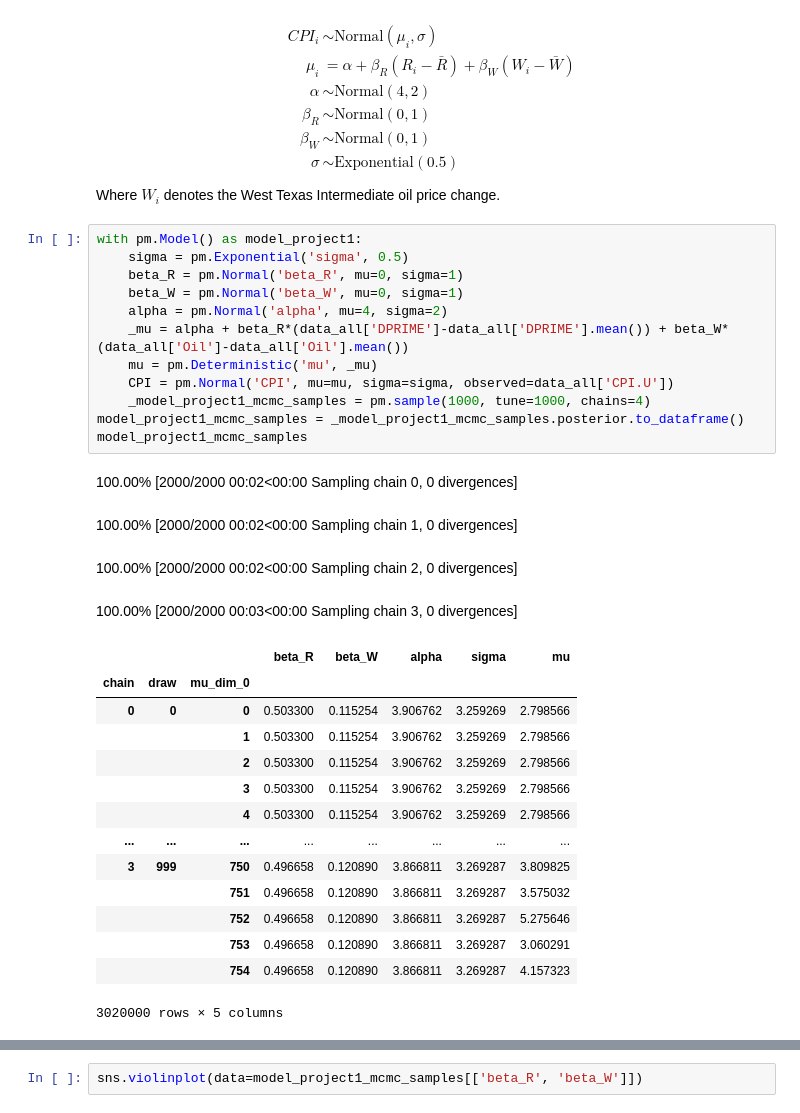
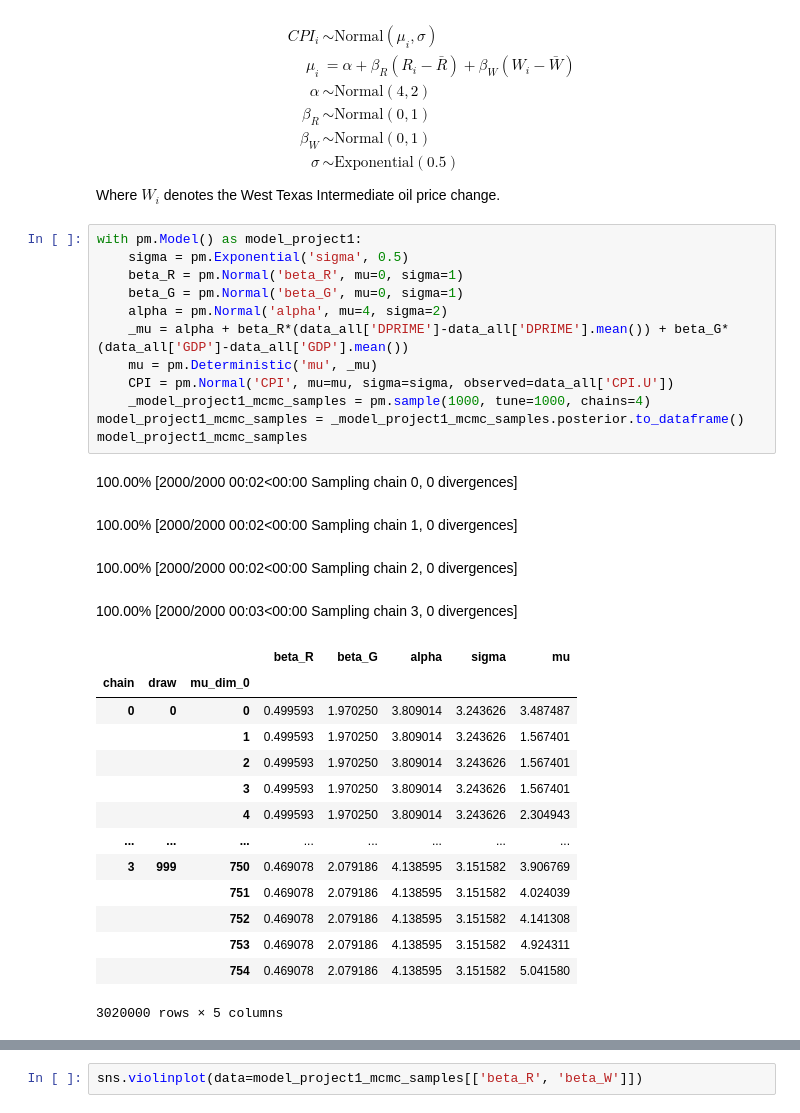
Before and after one commit to AndreiAf02/Math509Project_Public, a Jupyter notebook: 509ProjectV2.ipynb, the cells around one changed output, grey strips where cells are left out. Drawn from its saved outputs; the diff is of its cells as text.

```diff
--- a/509ProjectV2.ipynb
+++ b/509ProjectV2.ipynb
@@ -219,32 +219,32 @@ This takes the form:
 # %%
 with pm.Model() as model_project1:
     sigma = pm.Exponential('sigma', 0.5)
     beta_R = pm.Normal('beta_R', mu=0, sigma=1)
-    beta_W = pm.Normal('beta_W', mu=0, sigma=1)
+    beta_G = pm.Normal('beta_G', mu=0, sigma=1)
     alpha = pm.Normal('alpha', mu=4, sigma=2)
-    _mu = alpha + beta_R*(data_all['DPRIME']-data_all['DPRIME'].mean()) + beta_W*(data_all['Oil']-data_all['Oil'].mean())
+    _mu = alpha + beta_R*(data_all['DPRIME']-data_all['DPRIME'].mean()) + beta_G*(data_all['GDP']-data_all['GDP'].mean())
     mu = pm.Deterministic('mu', _mu)
     CPI = pm.Normal('CPI', mu=mu, sigma=sigma, observed=data_all['CPI.U'])
     _model_project1_mcmc_samples = pm.sample(1000, tune=1000, chains=4)
 model_project1_mcmc_samples = _model_project1_mcmc_samples.posterior.to_dataframe()
 model_project1_mcmc_samples
 # %% [output]
 100.00% [2000/2000 00:02<00:00 Sampling chain 0, 0 divergences]
 100.00% [2000/2000 00:02<00:00 Sampling chain 1, 0 divergences]
 100.00% [2000/2000 00:02<00:00 Sampling chain 2, 0 divergences]
 100.00% [2000/2000 00:03<00:00 Sampling chain 3, 0 divergences]
-|  |  |  | beta_R | beta_W | alpha | sigma | mu |
+|  |  |  | beta_R | beta_G | alpha | sigma | mu |
 | chain | draw | mu_dim_0 |  |  |  |  |  |
-| 0 | 0 | 0 | 0.503300 | 0.115254 | 3.906762 | 3.259269 | 2.798566 |
-|  |  | 1 | 0.503300 | 0.115254 | 3.906762 | 3.259269 | 2.798566 |
-|  |  | 2 | 0.503300 | 0.115254 | 3.906762 | 3.259269 | 2.798566 |
-|  |  | 3 | 0.503300 | 0.115254 | 3.906762 | 3.259269 | 2.798566 |
-|  |  | 4 | 0.503300 | 0.115254 | 3.906762 | 3.259269 | 2.798566 |
+| 0 | 0 | 0 | 0.499593 | 1.970250 | 3.809014 | 3.243626 | 3.487487 |
+|  |  | 1 | 0.499593 | 1.970250 | 3.809014 | 3.243626 | 1.567401 |
+|  |  | 2 | 0.499593 | 1.970250 | 3.809014 | 3.243626 | 1.567401 |
+|  |  | 3 | 0.499593 | 1.970250 | 3.809014 | 3.243626 | 1.567401 |
+|  |  | 4 | 0.499593 | 1.970250 | 3.809014 | 3.243626 | 2.304943 |
 | ... | ... | ... | ... | ... | ... | ... | ... |
-| 3 | 999 | 750 | 0.496658 | 0.120890 | 3.866811 | 3.269287 | 3.809825 |
-|  |  | 751 | 0.496658 | 0.120890 | 3.866811 | 3.269287 | 3.575032 |
-|  |  | 752 | 0.496658 | 0.120890 | 3.866811 | 3.269287 | 5.275646 |
-|  |  | 753 | 0.496658 | 0.120890 | 3.866811 | 3.269287 | 3.060291 |
-|  |  | 754 | 0.496658 | 0.120890 | 3.866811 | 3.269287 | 4.157323 |
+| 3 | 999 | 750 | 0.469078 | 2.079186 | 4.138595 | 3.151582 | 3.906769 |
+|  |  | 751 | 0.469078 | 2.079186 | 4.138595 | 3.151582 | 4.024039 |
+|  |  | 752 | 0.469078 | 2.079186 | 4.138595 | 3.151582 | 4.141308 |
+|  |  | 753 | 0.469078 | 2.079186 | 4.138595 | 3.151582 | 4.924311 |
+|  |  | 754 | 0.469078 | 2.079186 | 4.138595 | 3.151582 | 5.041580 |
 3020000 rows × 5 columns
 # %%
```
Also changed, not shown: parts of 1 cell of this notebook.
